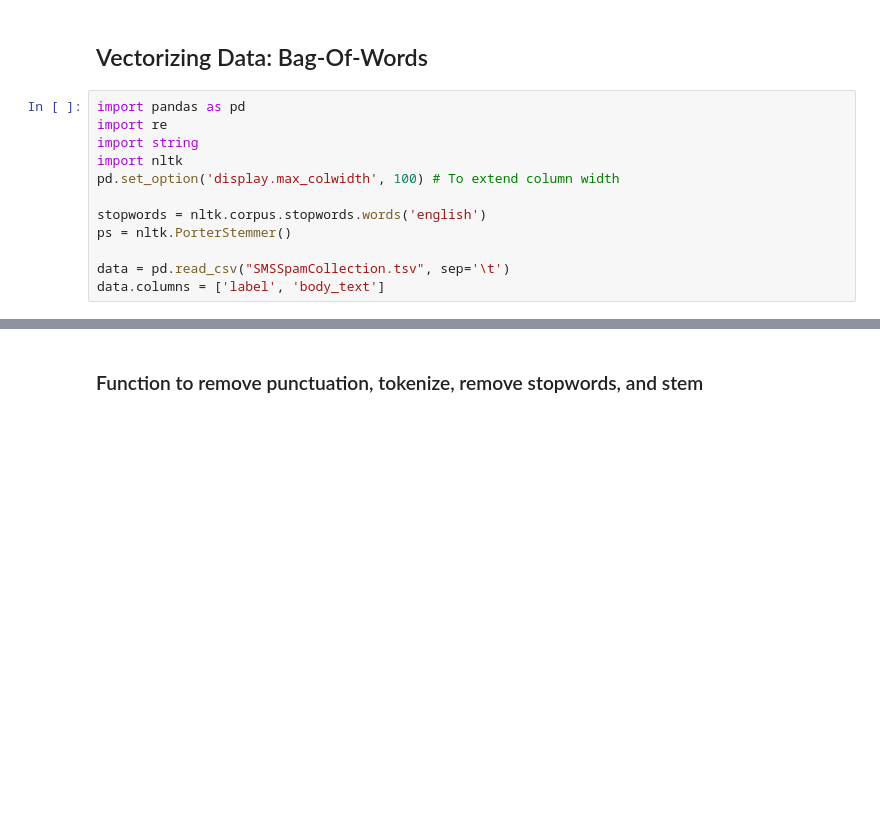
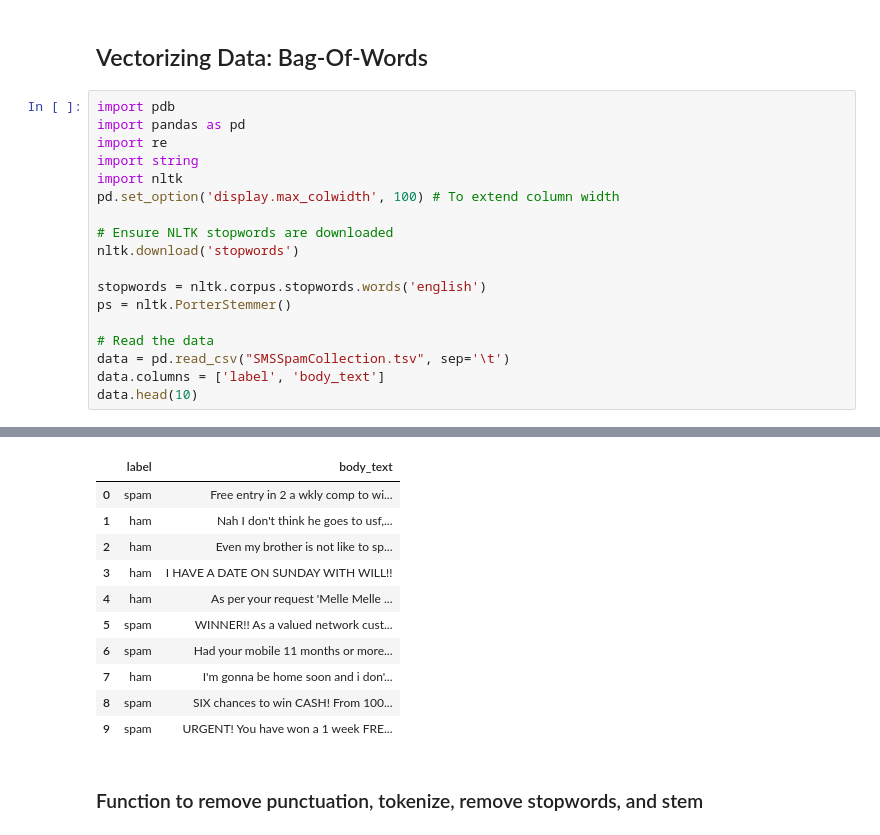
Before and after one commit to GinChoYen/Anthony, a Jupyter notebook: machine_learning/Natural-Language-Processing-NLP-for-Machine-Learning-master/NLP.ipynb, the cells around one changed output, grey strips where cells are left out. Cells and saved outputs as stored; diff of their text form; blank space fills up the shorter version.

```diff
--- a/machine_learning/Natural-Language-Processing-NLP-for-Machine-Learning-master/NLP.ipynb
+++ b/machine_learning/Natural-Language-Processing-NLP-for-Machine-Learning-master/NLP.ipynb
@@ -174,14 +174,21 @@ data.to_csv("SMSSpamCollection_cleaned.csv", sep=',')
 # %% [markdown]
 ## Vectorizing Data: Bag-Of-Words
 # %%
+import pdb
 import pandas as pd
 import re
 import string
 import nltk
 pd.set_option('display.max_colwidth', 100) # To extend column width
 
+# Ensure NLTK stopwords are downloaded
+nltk.download('stopwords')
+
 stopwords = nltk.corpus.stopwords.words('english')
 ps = nltk.PorterStemmer()
 
+# Read the data
 data = pd.read_csv("SMSSpamCollection.tsv", sep='\t')
 data.columns = ['label', 'body_text']
+data.head(10)
+# %% [output]
@@ -188,3 +198,14 @@ data.columns = ['label', 'body_text']
+|  | label | body_text |
+| 0 | spam | Free entry in 2 a wkly comp to wi... |
+| 1 | ham | Nah I don't think he goes to usf,... |
+| 2 | ham | Even my brother is not like to sp... |
+| 3 | ham | I HAVE A DATE ON SUNDAY WITH WILL!! |
+| 4 | ham | As per your request 'Melle Melle ... |
+| 5 | spam | WINNER!! As a valued network cust... |
+| 6 | spam | Had your mobile 11 months or more... |
+| 7 | ham | I'm gonna be home soon and i don'... |
+| 8 | spam | SIX chances to win CASH! From 100... |
+| 9 | spam | URGENT! You have won a 1 week FRE... |
 # %% [markdown]
 ###  Function to remove punctuation, tokenize, remove stopwords, and stem
 # %%
```
Also changed, not shown: parts of 9 cells of this notebook.
